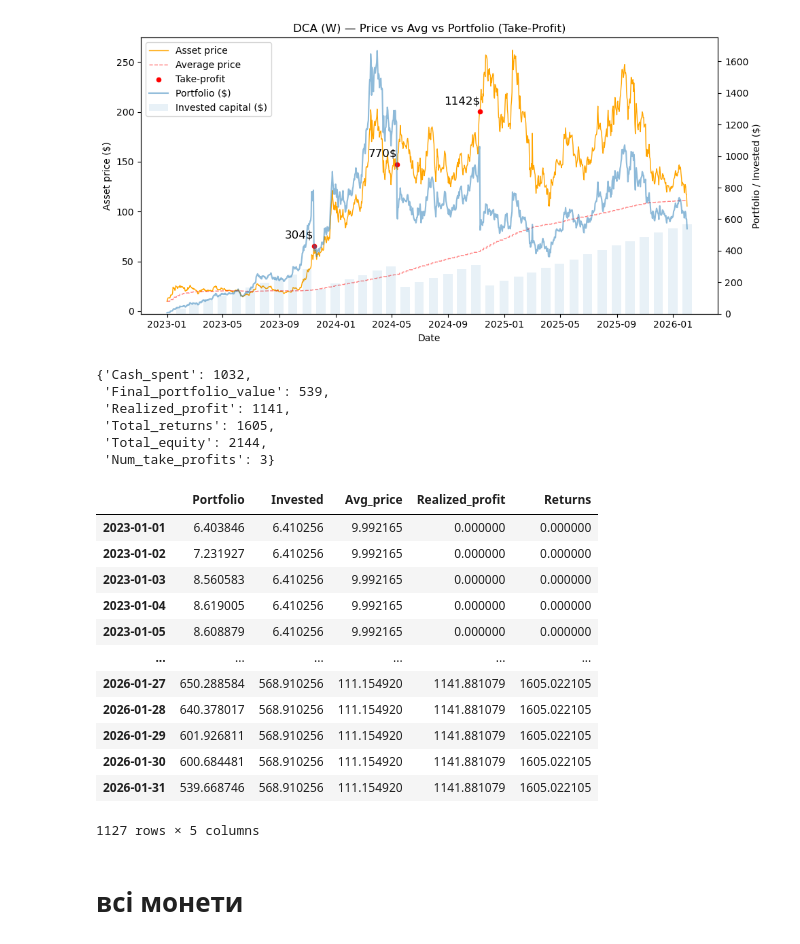
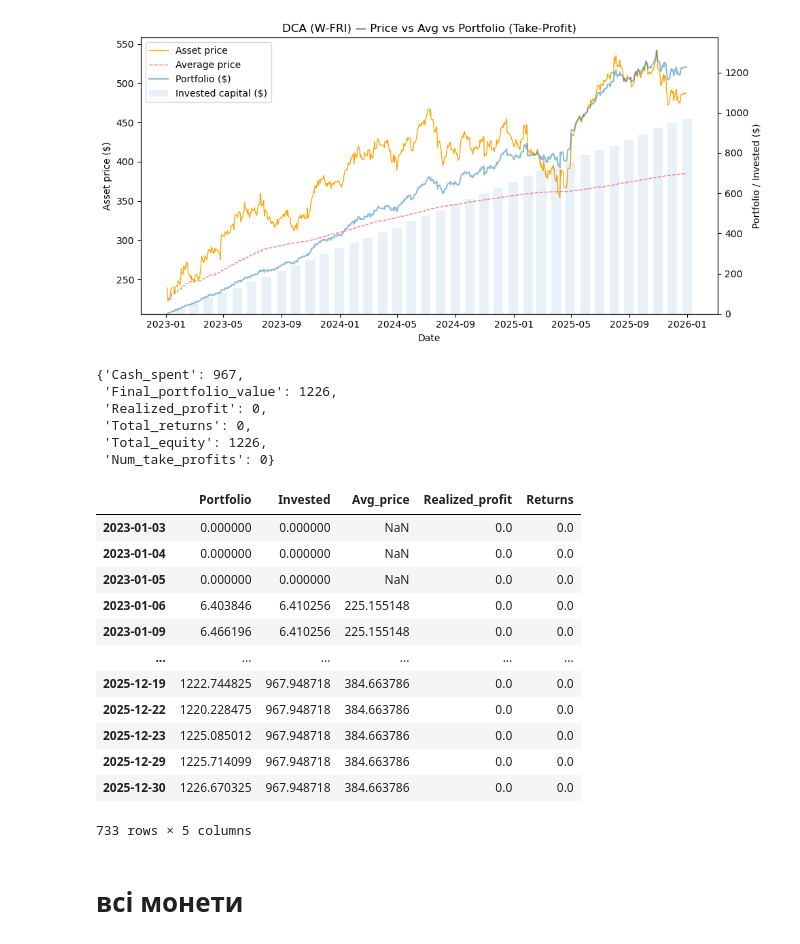
Before and after one commit to Familenko/backtest, a Jupyter notebook: test_dca.ipynb, the cells around one changed output. Drawn from its saved outputs; the diff is of its cells as text; code cells hidden in the pictures.

```diff
--- a/test_dca.ipynb
+++ b/test_dca.ipynb
@@ -25,0 +8,8 @@ df_origin
+# %%
+# df_origin = pd.read_csv("crypto.csv", index_col=0, parse_dates=True)
+df_origin = pd.read_csv("stock.csv", index_col=0, parse_dates=True)
+# df_origin = pd.read_csv("ucits_etf_market.csv", index_col=0, parse_dates=True)
+
+# df_origin = df_origin.iloc[1:]
+df_origin = df_origin.dropna()
+df_origin
@@ -26,44 +31,44 @@ df_origin
 # %%
-sol_prices = df_origin["SOL"]
+sol_prices = df_origin["MSFT"]
 invest_sum = 1000 / (52 * 3)
 
 res, metric = backtest_dca(
     prices=sol_prices,
     buy_amount=invest_sum,
-    freq="W",
+    freq="W-FRI",
     available_sum=1_000_000,
     fee=0.001,
     profit_multiple=3,
     cooldown_days=180,
     plot=True
 )
 # %% [output]
-[figure, old version]
+[figure, new version]
 # %%
 metric
 # %% [output]
-{'Cash_spent': 1032,
- 'Final_portfolio_value': 539,
- 'Realized_profit': 1141,
- 'Total_returns': 1605,
- 'Total_equity': 2144,
- 'Num_take_profits': 3}
+{'Cash_spent': 967,
+ 'Final_portfolio_value': 1226,
+ 'Realized_profit': 0,
+ 'Total_returns': 0,
+ 'Total_equity': 1226,
+ 'Num_take_profits': 0}
 # %%
 res
 # %% [output]
 |  | Portfolio | Invested | Avg_price | Realized_profit | Returns |
-| 2023-01-01 | 6.403846 | 6.410256 | 9.992165 | 0.000000 | 0.000000 |
-| 2023-01-02 | 7.231927 | 6.410256 | 9.992165 | 0.000000 | 0.000000 |
-| 2023-01-03 | 8.560583 | 6.410256 | 9.992165 | 0.000000 | 0.000000 |
-| 2023-01-04 | 8.619005 | 6.410256 | 9.992165 | 0.000000 | 0.000000 |
-| 2023-01-05 | 8.608879 | 6.410256 | 9.992165 | 0.000000 | 0.000000 |
+| 2023-01-03 | 0.000000 | 0.000000 | NaN | 0.0 | 0.0 |
+| 2023-01-04 | 0.000000 | 0.000000 | NaN | 0.0 | 0.0 |
+| 2023-01-05 | 0.000000 | 0.000000 | NaN | 0.0 | 0.0 |
+| 2023-01-06 | 6.403846 | 6.410256 | 225.155148 | 0.0 | 0.0 |
+| 2023-01-09 | 6.466196 | 6.410256 | 225.155148 | 0.0 | 0.0 |
 | ... | ... | ... | ... | ... | ... |
-| 2026-01-27 | 650.288584 | 568.910256 | 111.154920 | 1141.881079 | 1605.022105 |
-| 2026-01-28 | 640.378017 | 568.910256 | 111.154920 | 1141.881079 | 1605.022105 |
-| 2026-01-29 | 601.926811 | 568.910256 | 111.154920 | 1141.881079 | 1605.022105 |
-| 2026-01-30 | 600.684481 | 568.910256 | 111.154920 | 1141.881079 | 1605.022105 |
-| 2026-01-31 | 539.668746 | 568.910256 | 111.154920 | 1141.881079 | 1605.022105 |
+| 2025-12-19 | 1222.744825 | 967.948718 | 384.663786 | 0.0 | 0.0 |
+| 2025-12-22 | 1220.228475 | 967.948718 | 384.663786 | 0.0 | 0.0 |
+| 2025-12-23 | 1225.085012 | 967.948718 | 384.663786 | 0.0 | 0.0 |
+| 2025-12-29 | 1225.714099 | 967.948718 | 384.663786 | 0.0 | 0.0 |
+| 2025-12-30 | 1226.670325 | 967.948718 | 384.663786 | 0.0 | 0.0 |
-1127 rows × 5 columns
+733 rows × 5 columns
 # %% [markdown]
 # всі монети
 # %%
```
Also changed, not shown: parts of 8 cells of this notebook, 5 other files.
